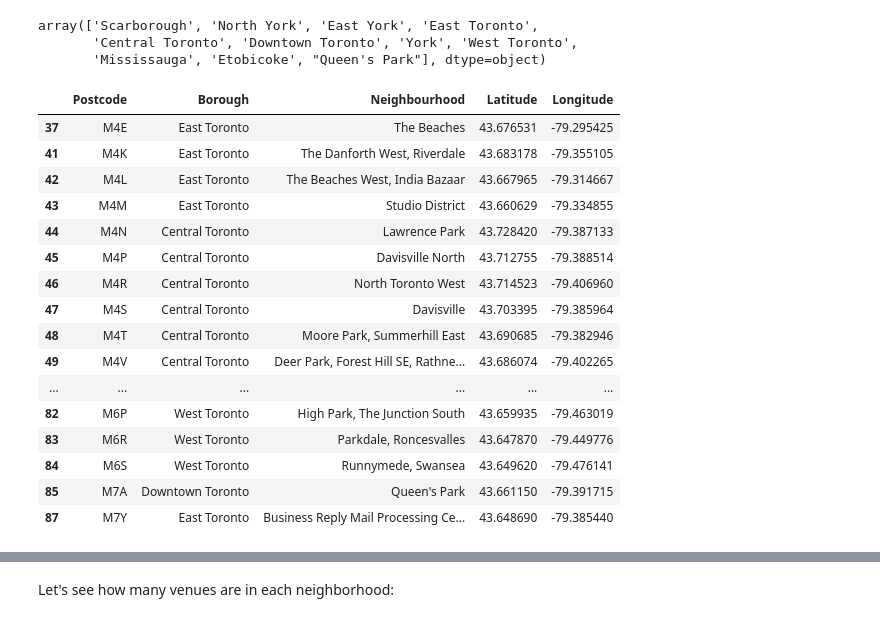
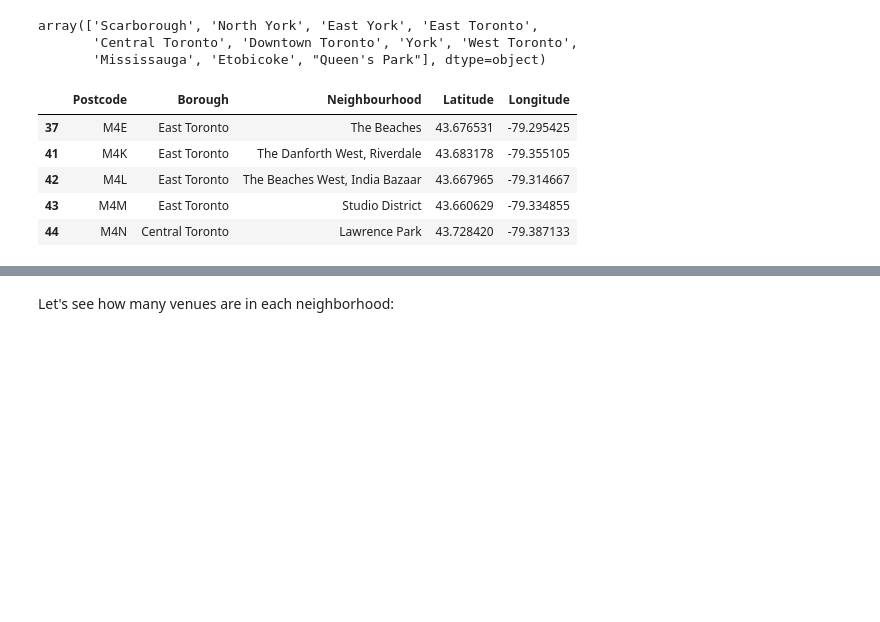
Before and after one commit to mkrivus/Chicago_Pizza_Coursera_Capstone, a Jupyter notebook: Week_3_Assignment/Q3_exploringneighborhoods.ipynb, the cells around one changed output, grey strips where cells are left out. Drawn from its saved outputs; the diff is of its cells as text; code cells hidden in the pictures; blank space fills up the shorter version.

```diff
--- a/Week_3_Assignment/Q3_exploringneighborhoods.ipynb
+++ b/Week_3_Assignment/Q3_exploringneighborhoods.ipynb
@@ -79,25 +81,14 @@ array(['Scarborough', 'North York', 'East York', 'East Toronto',
 # %%
 t = ['East Toronto','Central Toronto','Downtown Toronto','West Toronto']
 torontos = df[df.Borough.isin(t)]
-torontos
+torontos.head()
 # %% [output]
 |  | Postcode | Borough | Neighbourhood | Latitude | Longitude |
 | 37 | M4E | East Toronto | The Beaches | 43.676531 | -79.295425 |
 | 41 | M4K | East Toronto | The Danforth West, Riverdale | 43.683178 | -79.355105 |
 | 42 | M4L | East Toronto | The Beaches West, India Bazaar | 43.667965 | -79.314667 |
 | 43 | M4M | East Toronto | Studio District | 43.660629 | -79.334855 |
 | 44 | M4N | Central Toronto | Lawrence Park | 43.728420 | -79.387133 |
-| 45 | M4P | Central Toronto | Davisville North | 43.712755 | -79.388514 |
-| 46 | M4R | Central Toronto | North Toronto West | 43.714523 | -79.406960 |
-| 47 | M4S | Central Toronto | Davisville | 43.703395 | -79.385964 |
-| 48 | M4T | Central Toronto | Moore Park, Summerhill East | 43.690685 | -79.382946 |
-| 49 | M4V | Central Toronto | Deer Park, Forest Hill SE, Rathne... | 43.686074 | -79.402265 |
-| ... | ... | ... | ... | ... | ... |
-| 82 | M6P | West Toronto | High Park, The Junction South | 43.659935 | -79.463019 |
-| 83 | M6R | West Toronto | Parkdale, Roncesvalles | 43.647870 | -79.449776 |
-| 84 | M6S | West Toronto | Runnymede, Swansea | 43.649620 | -79.476141 |
-| 85 | M7A | Downtown Toronto | Queen's Park | 43.661150 | -79.391715 |
-| 87 | M7Y | East Toronto | Business Reply Mail Processing Ce... | 43.648690 | -79.385440 |
 # %%
 #get coordinates of Downtown Toronto
 g = geocoder.arcgis('Downtown Toronto')
```
Also changed, not shown: parts of 7 cells of this notebook.
